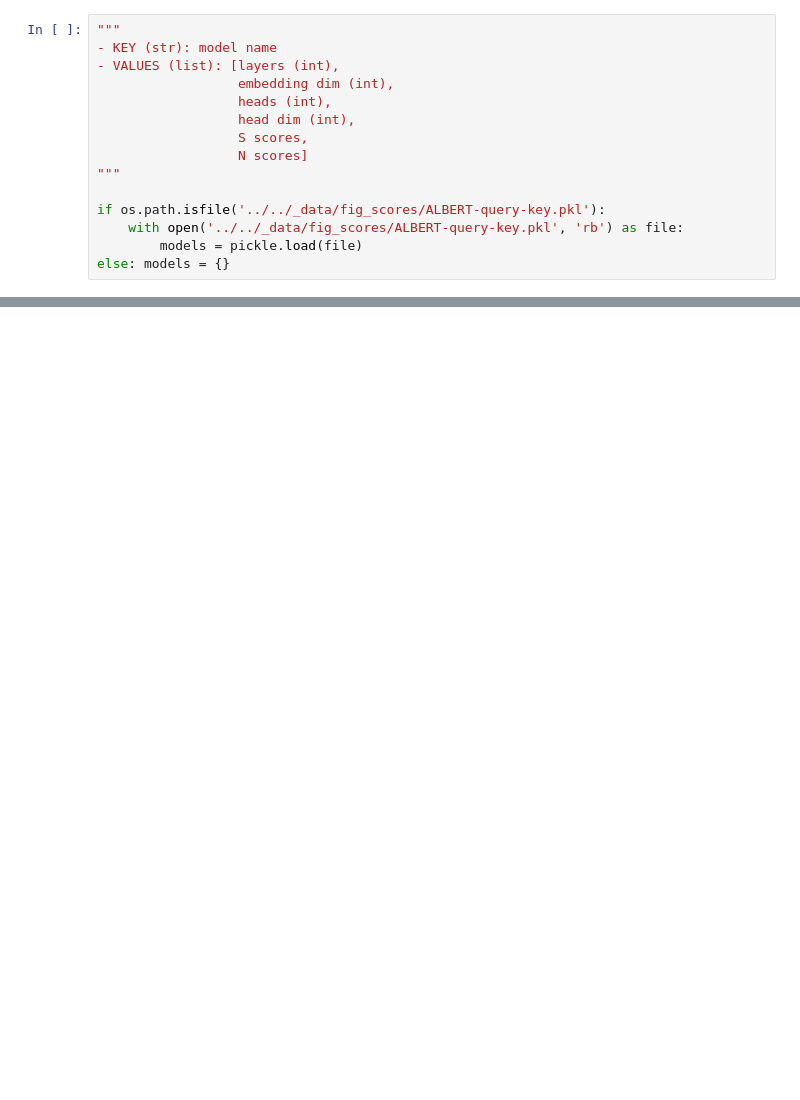
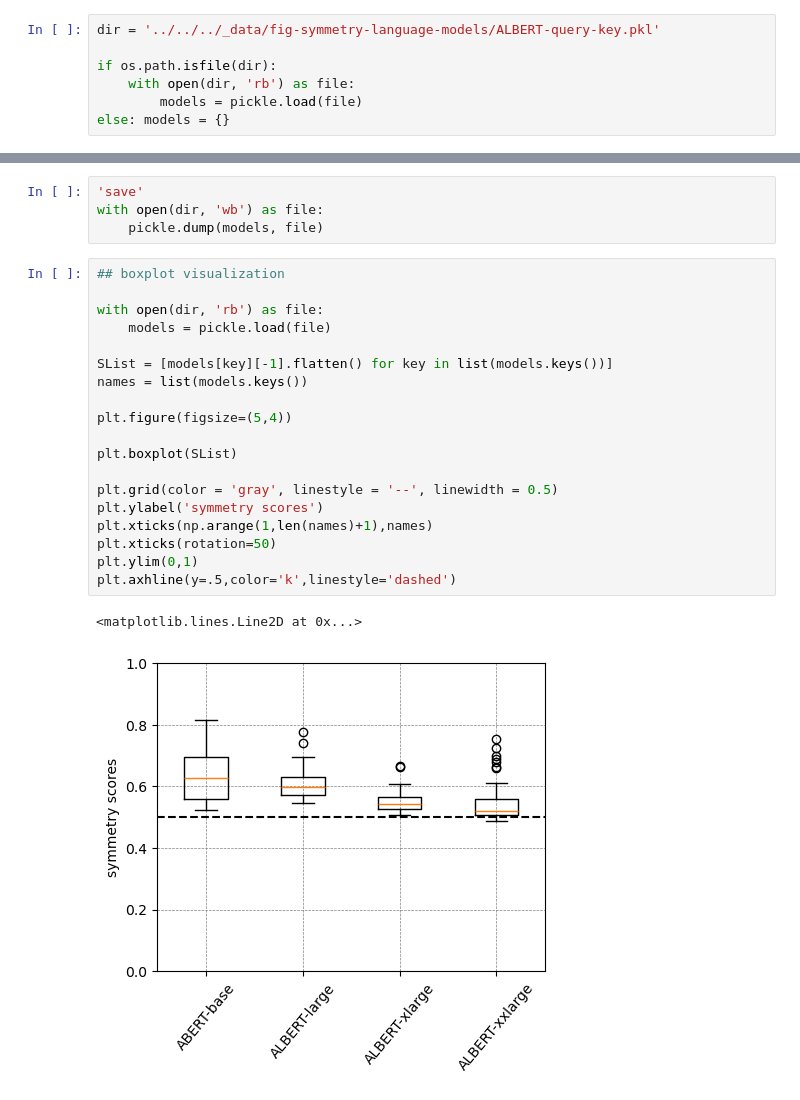
Before and after one commit to matteosaponati/attention-geometry, a Jupyter notebook: scripts/language-models/symmetry-score-pretrained/ALBERT.ipynb, the cells around one changed output, grey strips where cells are left out. Cells and saved outputs as stored; diff of their text form; blank space fills up the shorter version.

```diff
--- a/scripts/language-models/symmetry-score-pretrained/ALBERT.ipynb
+++ b/scripts/language-models/symmetry-score-pretrained/ALBERT.ipynb
@@ -63,16 +11,8 @@ def getscoresALBERT(d,l,h,dh,model):
-# %%
-"""
-- KEY (str): model name
-- VALUES (list): [layers (int),
-                  embedding dim (int),
-                  heads (int),
-                  head dim (int),
-                  S scores,
-                  N scores]
-"""
-
-if os.path.isfile('../../_data/fig_scores/ALBERT-query-key.pkl'):
-    with open('../../_data/fig_scores/ALBERT-query-key.pkl', 'rb') as file:
-        models = pickle.load(file)
-else: models = {}
+# %%
+dir = '../../../_data/fig-symmetry-language-models/ALBERT-query-key.pkl'
+
+if os.path.isfile(dir):
+    with open(dir, 'rb') as file:
+        models = pickle.load(file)
+else: models = {}
 # %%
@@ -118 +60,27 @@ with open('../../_data/fig_scores/ALBERT-query-key.pkl', 'wb') as file:
+# %%
+'save'
+with open(dir, 'wb') as file:
+    pickle.dump(models, file)
+# %%
+## boxplot visualization
+
+with open(dir, 'rb') as file:
+    models = pickle.load(file)
+
+SList = [models[key][-1].flatten() for key in list(models.keys())]
+names = list(models.keys())
+
+plt.figure(figsize=(5,4))
+
+plt.boxplot(SList)
+
+plt.grid(color = 'gray', linestyle = '--', linewidth = 0.5)
+plt.ylabel('symmetry scores')
+plt.xticks(np.arange(1,len(names)+1),names)
+plt.xticks(rotation=50)
+plt.ylim(0,1)
+plt.axhline(y=.5,color='k',linestyle='dashed')
+# %% [output]
+<matplotlib.lines.Line2D at 0x...>
+[figure, added]
 # %%
```
Also changed, not shown: parts of 6 cells of this notebook.
